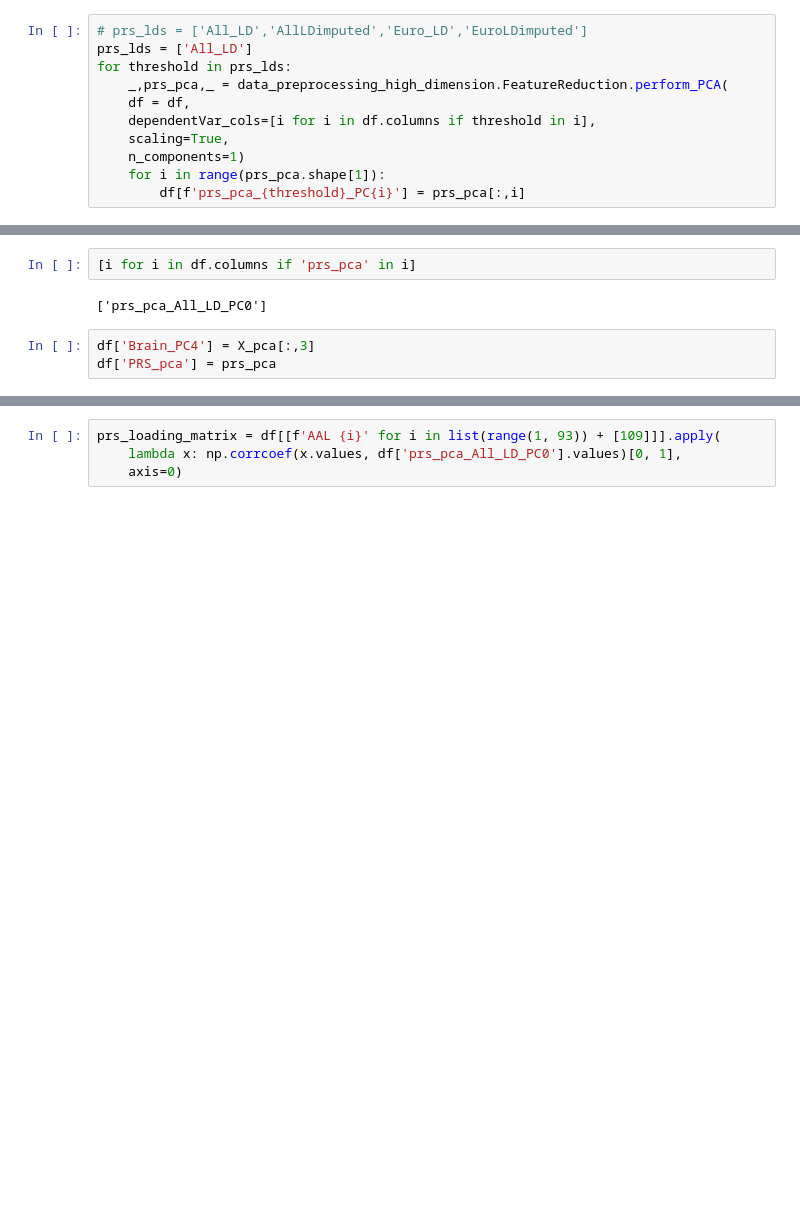
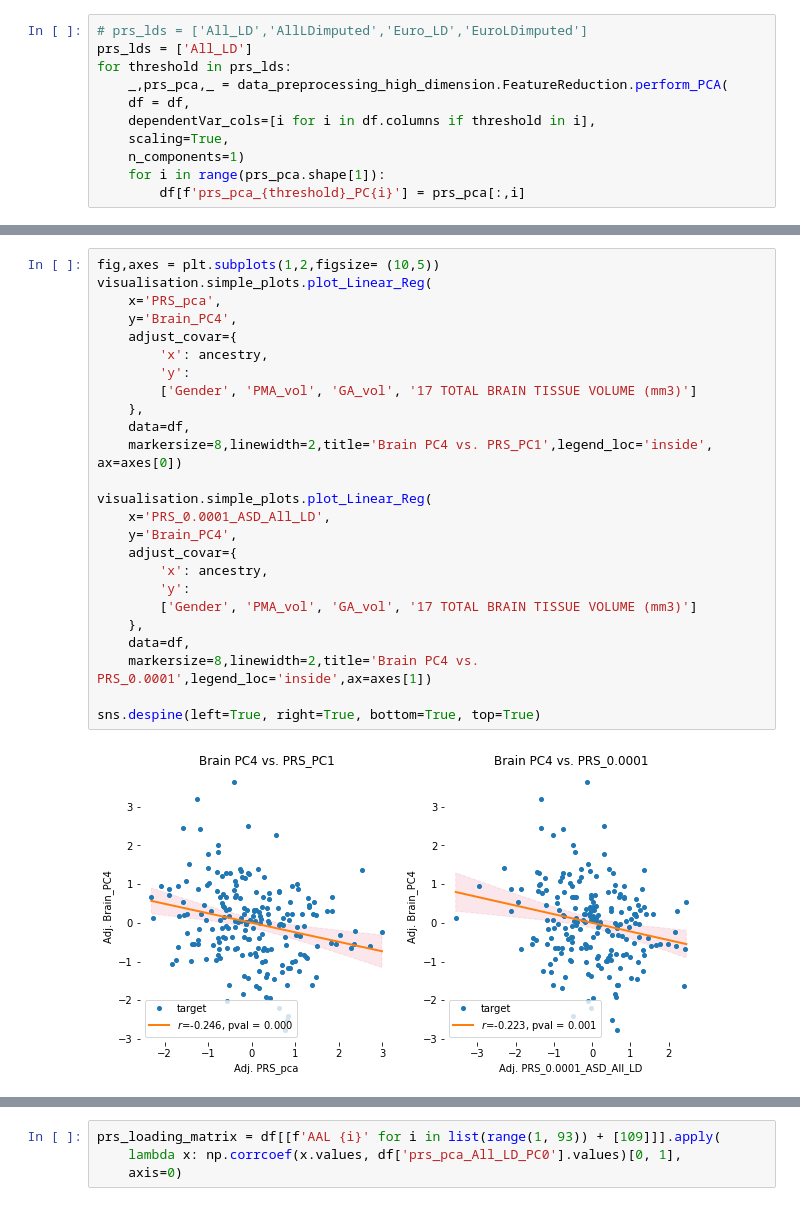
Before and after one commit to lehai-ml/dHCP_genetics, a Jupyter notebook: notebook_results/asd/2_1_ASD_dHCP_volumetric_dataset.ipynb, the cells around one changed output, grey strips where cells are left out. Drawn from its saved outputs; the diff is of its cells as text; blank space fills up the shorter version.

```diff
--- a/notebook_results/asd/2_1_ASD_dHCP_volumetric_dataset.ipynb
+++ b/notebook_results/asd/2_1_ASD_dHCP_volumetric_dataset.ipynb
@@ -216,8 +194,29 @@ european_volumetric_term_mass_univariate.sort_values(by='PRS_pval')
-# %%
-[i for i in df.columns if 'prs_pca' in i]
-# %% [output]
-['prs_pca_All_LD_PC0']
-# %%
-df['Brain_PC4'] = X_pca[:,3]
-df['PRS_pca'] = prs_pca
+# %%
+fig,axes = plt.subplots(1,2,figsize= (10,5))
+visualisation.simple_plots.plot_Linear_Reg(
+    x='PRS_pca',
+    y='Brain_PC4',
+    adjust_covar={
+        'x': ancestry,
+        'y':
+        ['Gender', 'PMA_vol', 'GA_vol', '17 TOTAL BRAIN TISSUE VOLUME (mm3)']
+    },
+    data=df,
+    markersize=8,linewidth=2,title='Brain PC4 vs. PRS_PC1',legend_loc='inside',
+ax=axes[0])
+
+visualisation.simple_plots.plot_Linear_Reg(
+    x='PRS_0.0001_ASD_All_LD',
+    y='Brain_PC4',
+    adjust_covar={
+        'x': ancestry,
+        'y':
+        ['Gender', 'PMA_vol', 'GA_vol', '17 TOTAL BRAIN TISSUE VOLUME (mm3)']
+    },
+    data=df,
+    markersize=8,linewidth=2,title='Brain PC4 vs. PRS_0.0001',legend_loc='inside',ax=axes[1])
+
+sns.despine(left=True, right=True, bottom=True, top=True)
+# %% [output]
+[figure, added]
 # %%
```
Also changed, not shown: parts of 118 cells of this notebook.
